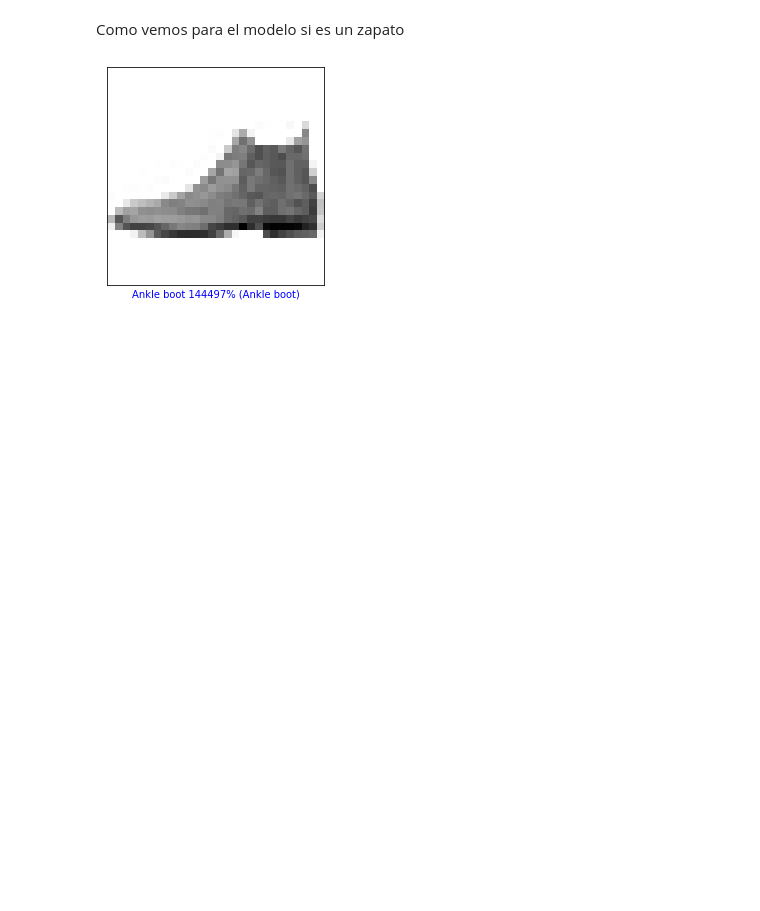
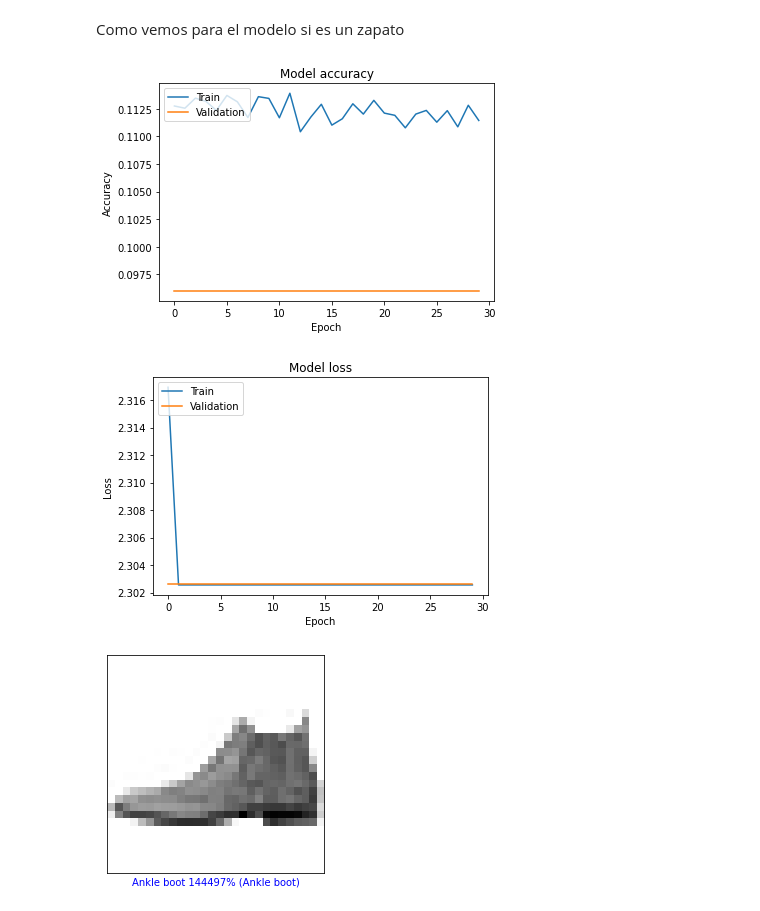
Before and after one commit to vale314/GLAMUR-IA, a Jupyter notebook: GLAMUR01.ipynb, the cells around one changed output. Saved outputs shown, nothing was run; the diff lists cells and outputs as text; code cells hidden in the pictures; blank space fills up the shorter version.

```diff
--- a/GLAMUR01.ipynb
+++ b/GLAMUR01.ipynb
@@ -277,5 +263,10 @@ plt.show()
 # %% [markdown]
 Como vemos para el modelo si es un zapato
+# %%
+utils.plot_accuracy_and_loss(history)
+# %% [output]
+[figure, added]
+[figure, added]
 # %%
 predictions = model.predict(test_images)
 index = 0
```
Also changed, not shown: parts of 4 cells of this notebook.
